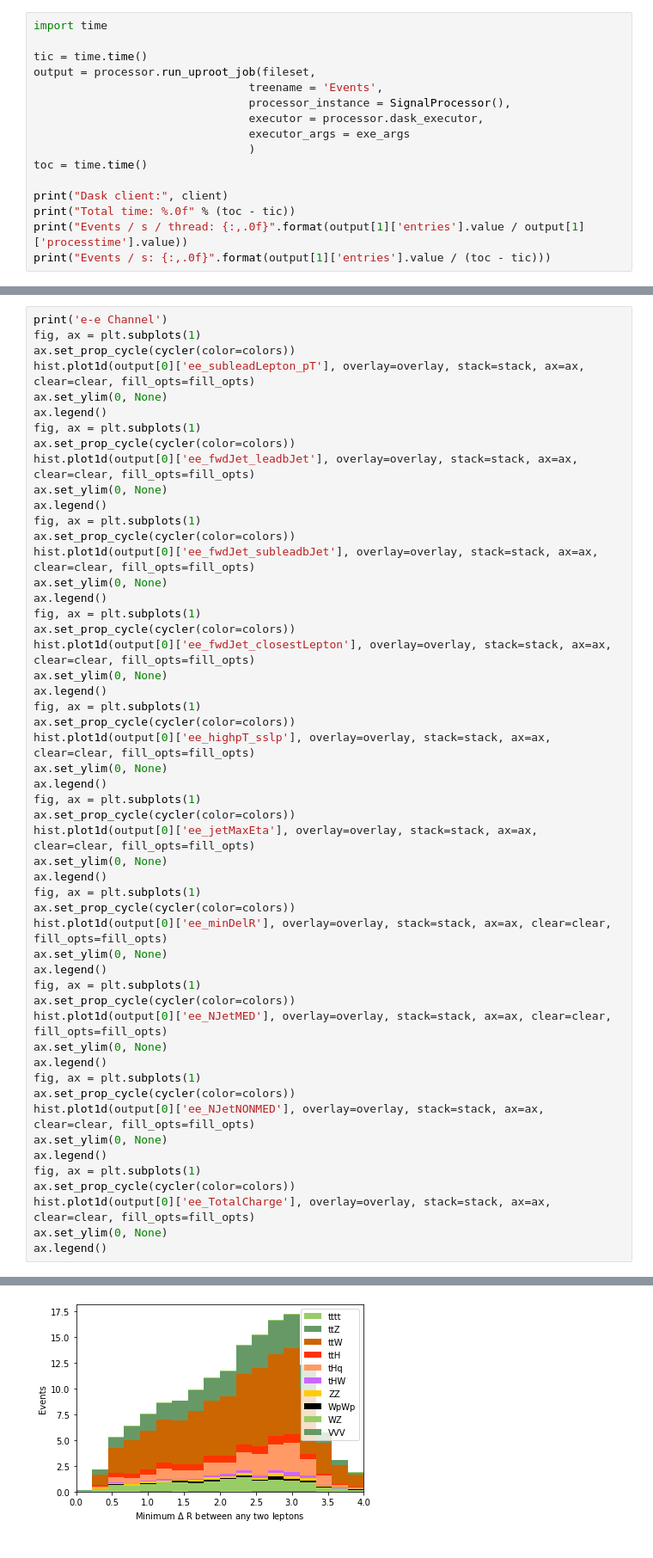
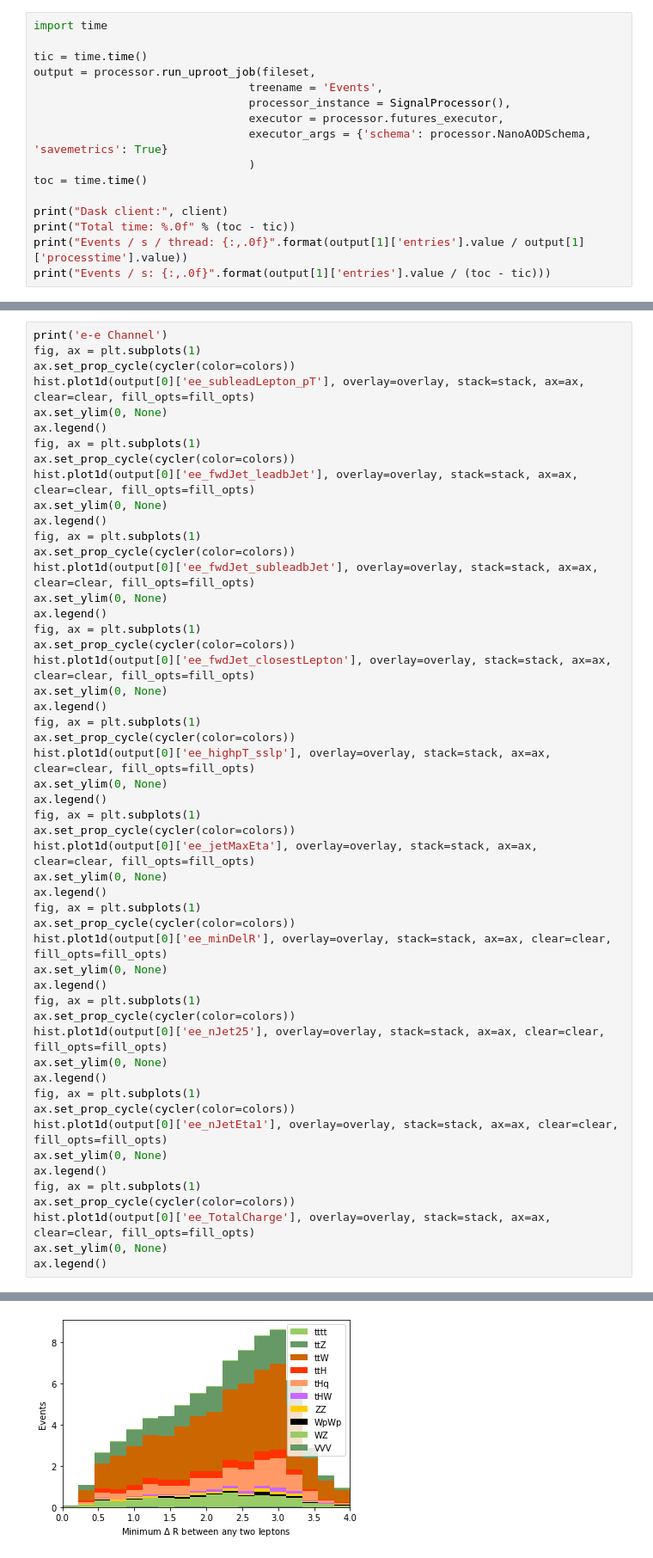
Before and after one commit to CoffeaTeam/coffea-casa-tutorials, a Jupyter notebook: analyses/thq/analysis-casa.ipynb, the cells around one changed output, grey strips where cells are left out. Shown: that part at 86% size. Drawn from its saved outputs; the diff is of its cells as text.

```diff
--- a/analyses/thq/analysis-casa.ipynb
+++ b/analyses/thq/analysis-casa.ipynb
@@ -720,8 +614,8 @@ tic = time.time()
 output = processor.run_uproot_job(fileset,
                                 treename = 'Events',
                                 processor_instance = SignalProcessor(),
-                                executor = processor.dask_executor,
-                                executor_args = exe_args
+                                executor = processor.futures_executor,
+                                executor_args = {'schema': processor.NanoAODSchema, 'savemetrics': True}
                                 )
 toc = time.time()
 
@@ -978,12 +869,12 @@ ax.set_ylim(0, None)
 ax.legend()
 fig, ax = plt.subplots(1)
 ax.set_prop_cycle(cycler(color=colors))
-hist.plot1d(output[0]['ee_NJetMED'], overlay=overlay, stack=stack, ax=ax, clear=clear, fill_opts=fill_opts)
+hist.plot1d(output[0]['ee_nJet25'], overlay=overlay, stack=stack, ax=ax, clear=clear, fill_opts=fill_opts)
 ax.set_ylim(0, None)
 ax.legend()
 fig, ax = plt.subplots(1)
 ax.set_prop_cycle(cycler(color=colors))
-hist.plot1d(output[0]['ee_NJetNONMED'], overlay=overlay, stack=stack, ax=ax, clear=clear, fill_opts=fill_opts)
+hist.plot1d(output[0]['ee_nJetEta1'], overlay=overlay, stack=stack, ax=ax, clear=clear, fill_opts=fill_opts)
 ax.set_ylim(0, None)
 ax.legend()
 fig, ax = plt.subplots(1)
@@ -1003 +894 @@ e-e Channel
-[figure, old version]
+[figure, new version]
```
Also changed, not shown: parts of 10 cells of this notebook.
